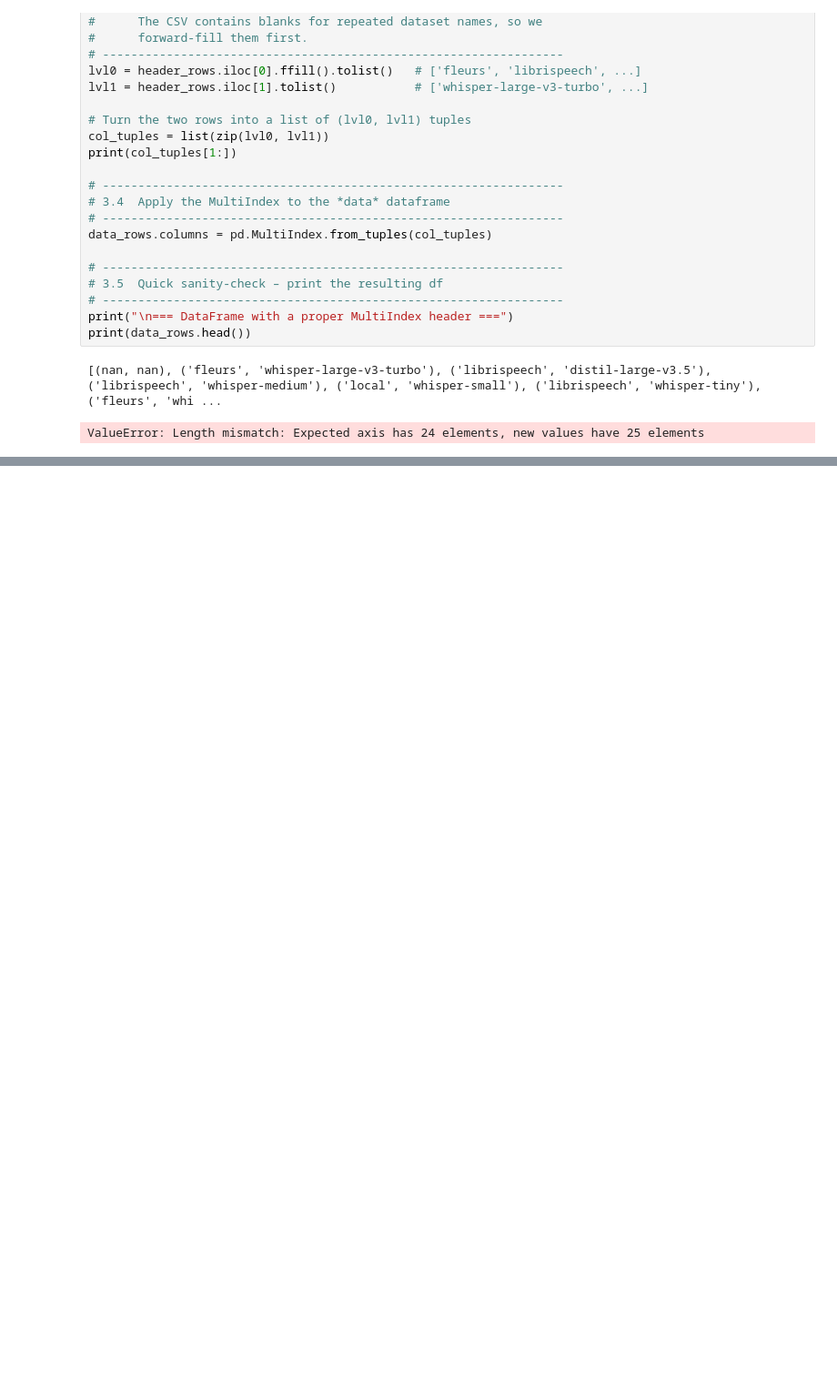
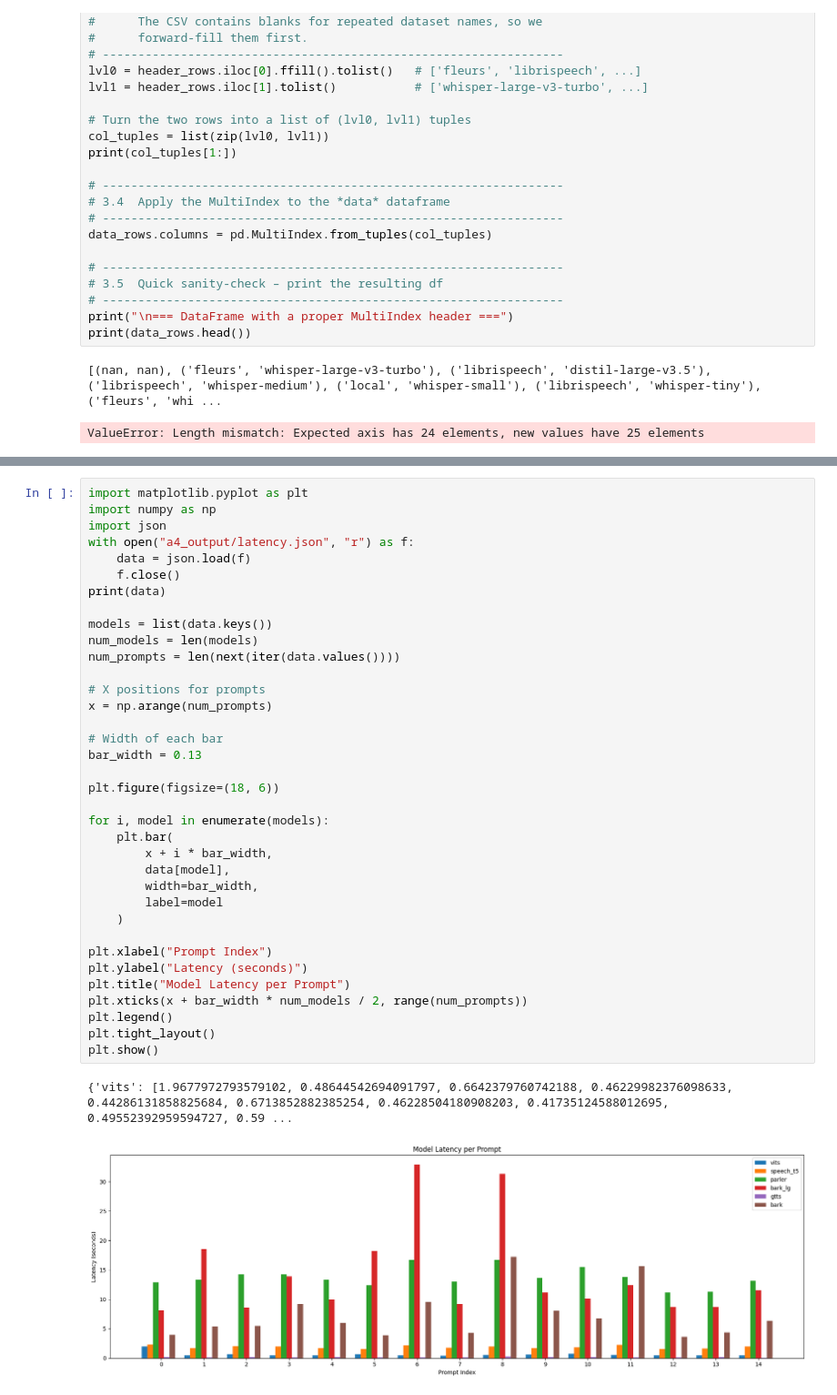
Before and after one commit to erafkin/ling4467_assignment_1, a Jupyter notebook: results.ipynb, the cells around one changed output, grey strips where cells are left out. Shown at 91% size. Saved outputs shown, nothing was run; the diff lists cells and outputs as text; blank space fills up the shorter version.

```diff
--- a/results.ipynb
+++ b/results.ipynb
@@ -171,0 +200,39 @@ ValueError: Length mismatch: Expected axis has 24 elements, new values have 25 e
+# %%
+import matplotlib.pyplot as plt
+import numpy as np
+import json
+with open("a4_output/latency.json", "r") as f:
+    data = json.load(f)
+    f.close()
+print(data)
+
+models = list(data.keys())
+num_models = len(models)
+num_prompts = len(next(iter(data.values())))
+
+# X positions for prompts
+x = np.arange(num_prompts)
+
+# Width of each bar
+bar_width = 0.13
+
+plt.figure(figsize=(18, 6))
+
+for i, model in enumerate(models):
+    plt.bar(
+        x + i * bar_width,
+        data[model],
+        width=bar_width,
+        label=model
+    )
+
+plt.xlabel("Prompt Index")
+plt.ylabel("Latency (seconds)")
+plt.title("Model Latency per Prompt")
+plt.xticks(x + bar_width * num_models / 2, range(num_prompts))
+plt.legend()
+plt.tight_layout()
+plt.show()
+# %% [output]
+{'vits': [1.9677972793579102, 0.48644542694091797, 0.6642379760742188, 0.46229982376098633, 0.44286131858825684, 0.6713852882385254, 0.46228504180908203, 0.41735124588012695, 0.49552392959594727, 0.59 ...
+[figure, added]
```
Also changed, not shown: parts of 4 cells of this notebook, 7 other files.
